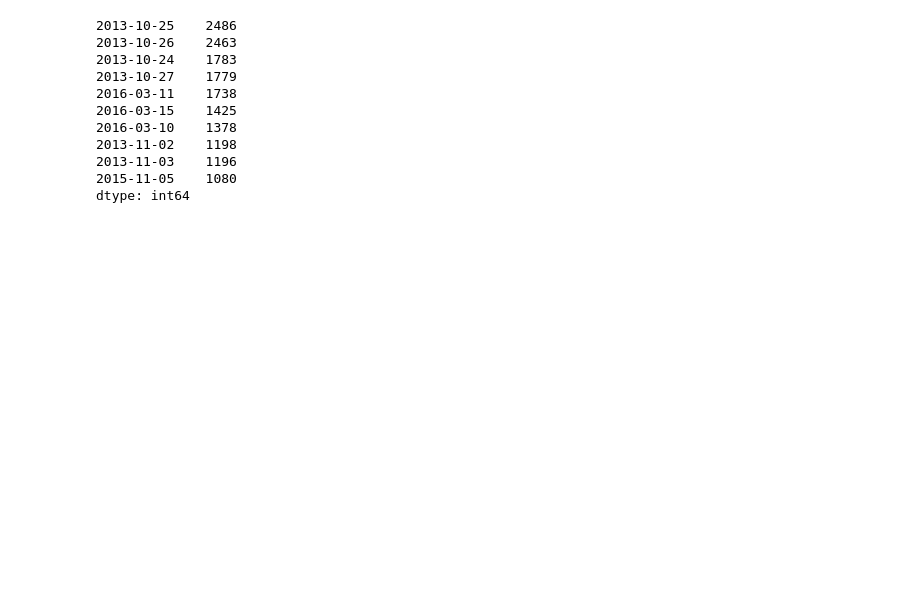
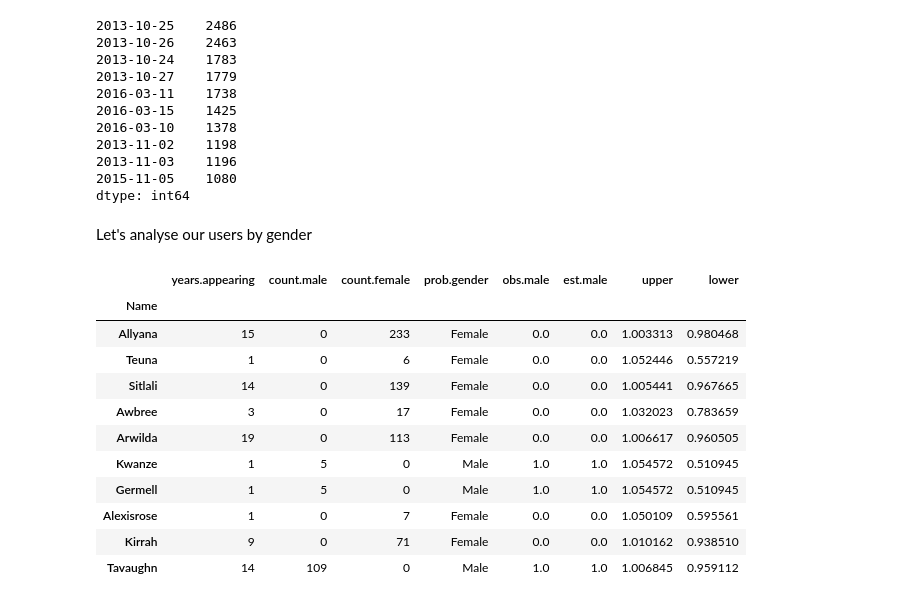
Before and after one commit to Toshakins/demobears, a Jupyter notebook: notebooks/demo.ipynb, the cells around one changed output. Drawn from its saved outputs; the diff is of its cells as text; code cells hidden in the pictures; blank space fills up the shorter version.

```diff
--- a/notebooks/demo.ipynb
+++ b/notebooks/demo.ipynb
@@ -144,3 +158,22 @@ signup_by_day.sort_values(ascending=False).head(10)
 2013-11-03    1196
 2015-11-05    1080
 dtype: int64
+# %% [markdown]
+Let's analyse our users by gender
+# %%
+gender_data_url = 'https://raw.githubusercontent.com/OpenGenderTracking/globalnamedata/master/assets/usprocessed.csv'
+gender_data = pd.read_csv(gender_data_url).set_index('Name')
+gender_data.sample(10)
+# %% [output]
+|  | years.appearing | count.male | count.female | prob.gender | obs.male | est.male | upper | lower |
+| Name |  |  |  |  |  |  |  |  |
+| Allyana | 15 | 0 | 233 | Female | 0.0 | 0.0 | 1.003313 | 0.980468 |
+| Teuna | 1 | 0 | 6 | Female | 0.0 | 0.0 | 1.052446 | 0.557219 |
+| Sitlali | 14 | 0 | 139 | Female | 0.0 | 0.0 | 1.005441 | 0.967665 |
+| Awbree | 3 | 0 | 17 | Female | 0.0 | 0.0 | 1.032023 | 0.783659 |
+| Arwilda | 19 | 0 | 113 | Female | 0.0 | 0.0 | 1.006617 | 0.960505 |
+| Kwanze | 1 | 5 | 0 | Male | 1.0 | 1.0 | 1.054572 | 0.510945 |
+| Germell | 1 | 5 | 0 | Male | 1.0 | 1.0 | 1.054572 | 0.510945 |
+| Alexisrose | 1 | 0 | 7 | Female | 0.0 | 0.0 | 1.050109 | 0.595561 |
+| Kirrah | 9 | 0 | 71 | Female | 0.0 | 0.0 | 1.010162 | 0.938510 |
+| Tavaughn | 14 | 109 | 0 | Male | 1.0 | 1.0 | 1.006845 | 0.959112 |
```
Also changed, not shown: parts of 13 cells of this notebook, 1 other file.
